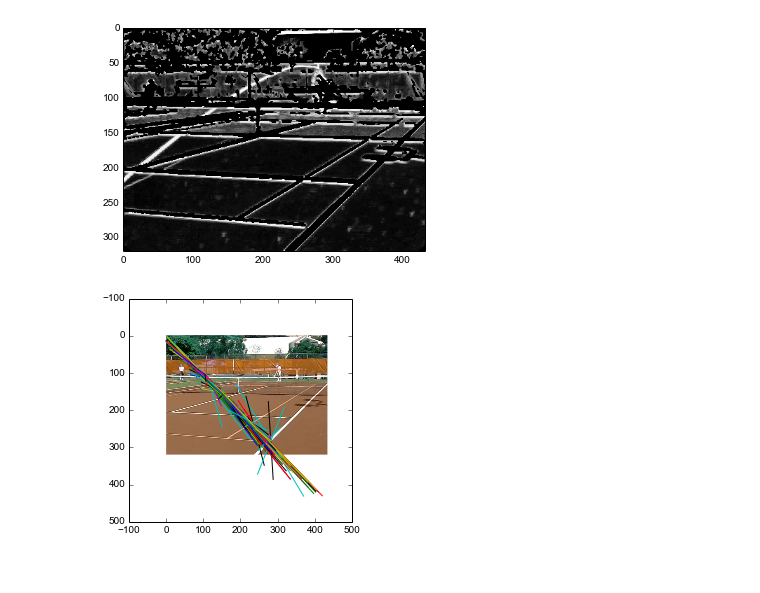
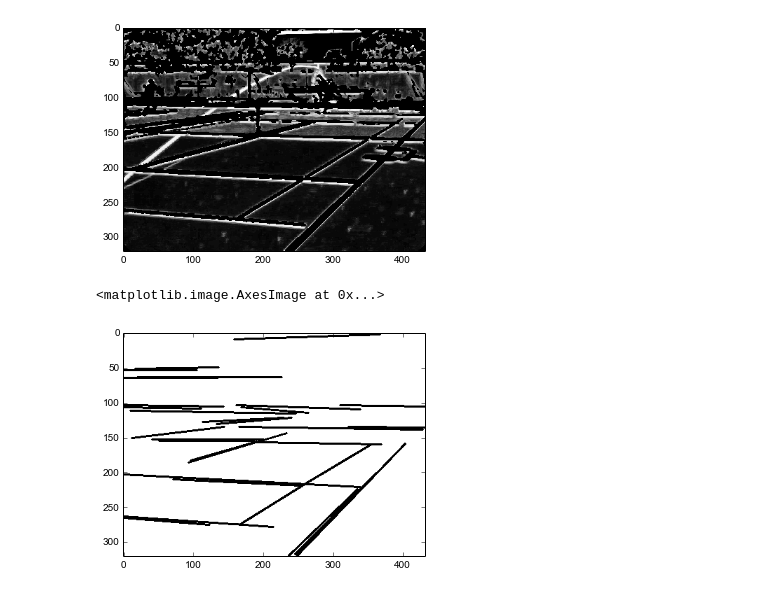
Before and after one commit to wcyuan/opencv_ipynotebook, a Jupyter notebook: Joshua_tennis.ipynb, the cells around one changed output. Drawn from its saved outputs; the diff is of its cells as text; code cells hidden in the pictures.

```diff
--- a/Joshua_tennis.ipynb
+++ b/Joshua_tennis.ipynb
@@ -476,35 +476,53 @@ diff_filtered_median(frames, start_frame, end_frame)
 [figure]
 # %%
 # Get lines via Hough Transform
+smooth = 3
+
+def smooth2d(im, smooth = smooth):
+    return cv2.erode(im, ones((smooth, smooth)))
 
 def plot_hough_lines(im, aperture=3):
-    gray = cv2.cvtColor(im, cv2.COLOR_RGB2GRAY)
-    edges = cv2.Canny(gray,50,150, aperture)
-    #lines = cv2.HoughLines(edges,1,np.pi/180,200)
-    figure()
-    imshow(im)
+    if len(im.shape) > 2:
+        gray = cv2.cvtColor(im, cv2.COLOR_RGB2GRAY)
+
+    else:
+        gray = uint8(im)
+
+    kernel = numpy.ones((smooth, smooth))/(smooth*smooth)
+    edges = cv2.filter2D(cv2.Canny(gray,50,150, aperture), -1, kernel)
 
 
-    minLineLength = 100
-    maxLineGap = 10
-    lines = cv2.HoughLinesP(edges,1,np.pi/180,100,minLineLength,maxLineGap)
+    #lines = cv2.HoughLines(edges,1,np.pi/180,200)
+  #  imshow(edges)
+  #  figure()
+    bl = ones(gray.shape)
+    imshow(bl)
+
+
+    minLineLength = 90
+    maxLineGap = 0
+    lines = cv2.HoughLinesP(edges,3,np.pi/180,100,maxLineGap,minLineLength)
     ll = map(lambda(x) : x[0], lines)
     for x1,y1,x2,y2 in ll:
-        plot((x1,y1),(x2,y2))
+        cv2.line(bl, (x1,y1),(x2,y2), (0,255,0),2)
 
   #  for rho,theta in lines[0]:
   #      a = np.cos(theta)
   #      b = np.sin(theta)
   #      x0 = a*rho
   #      y0 = b*rho
   #      x1 = int(x0 + 1000*(-b))
   #      y1 = int(y0 + 1000*(a))
   #      x2 = int(x0 - 1000*(-b))
   #      y2 = int(y0 - 1000*(a))
 
   #      print (((x1,y1),(x2,y2)))
         #plot(((x1,y1),(x2,y2)))
 
-plot_hough_lines(frames[ii])
+    return bl
+
+lines = plot_hough_lines(frames[ii])
+imshow(lines)
 # %% [output]
+<matplotlib.image.AxesImage at 0x...>
-[figure, old version]
+[figure, new version]
```
Also changed, not shown: parts of 3 cells of this notebook, 2 other files.
